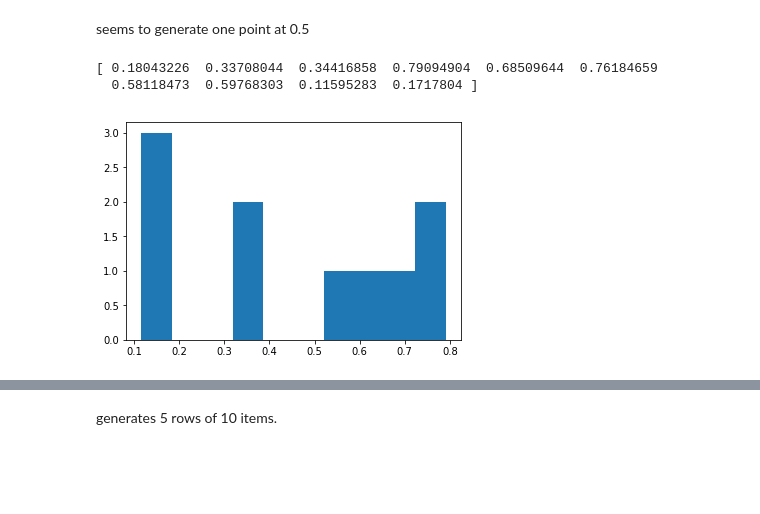
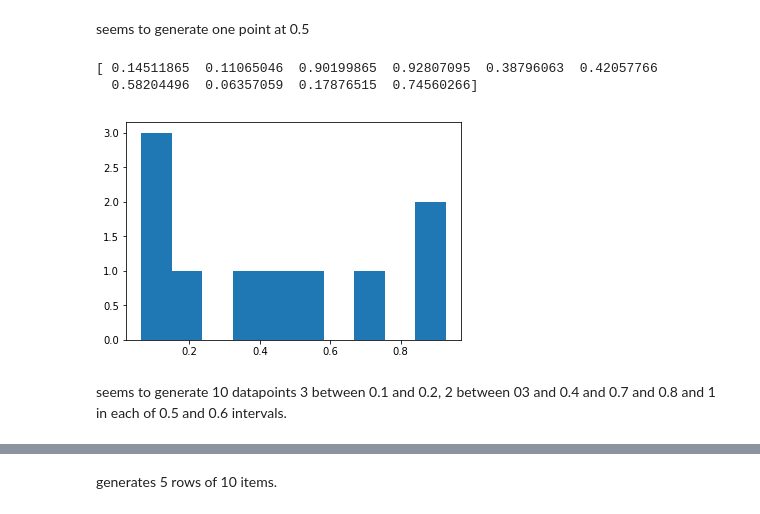
Before and after one commit to Osheah/p4da-numpy-random, a Jupyter notebook: numpy-random.ipynb, the cells around one changed output, grey strips where cells are left out. Drawn from its saved outputs; the diff is of its cells as text; code cells hidden in the pictures; blank space fills up the shorter version.

Commit message:
added introduction and start of simple random data

```diff
--- a/numpy-random.ipynb
+++ b/numpy-random.ipynb
@@ -48,11 +273,11 @@ plt.show()
 # %% [markdown]
 seems to generate one point at 0.5
 # %%
-x = np.random.rand(10)
+x = np.random.rand(int(10.0))# cant take negative values or floats but can take converted floats
 print(x)
 plt.hist(x)
 plt.show()
 # %% [output]
-[ 0.18043226  0.33708044  0.34416858  0.79094904  0.68509644  0.76184659
-  0.58118473  0.59768303  0.11595283  0.1717804 ]
+[ 0.14511865  0.11065046  0.90199865  0.92807095  0.38796063  0.42057766
+  0.58204496  0.06357059  0.17876515  0.74560266]
-[figure, old version]
+[figure, new version]
@@ -61,3 +284,5 @@ seems to generate 10 datapoints 3 between 0.1 and 0.2, 2 between 03 and 0.4 and
+# %% [markdown]
+seems to generate 10 datapoints 3 between 0.1 and 0.2, 2 between 03 and 0.4 and 0.7 and 0.8 and 1 in each of 0.5 and 0.6 intervals.
 # %%
 x = np.random.rand(5,10)
 print(x)
```
Also changed, not shown: parts of 62 cells of this notebook.
